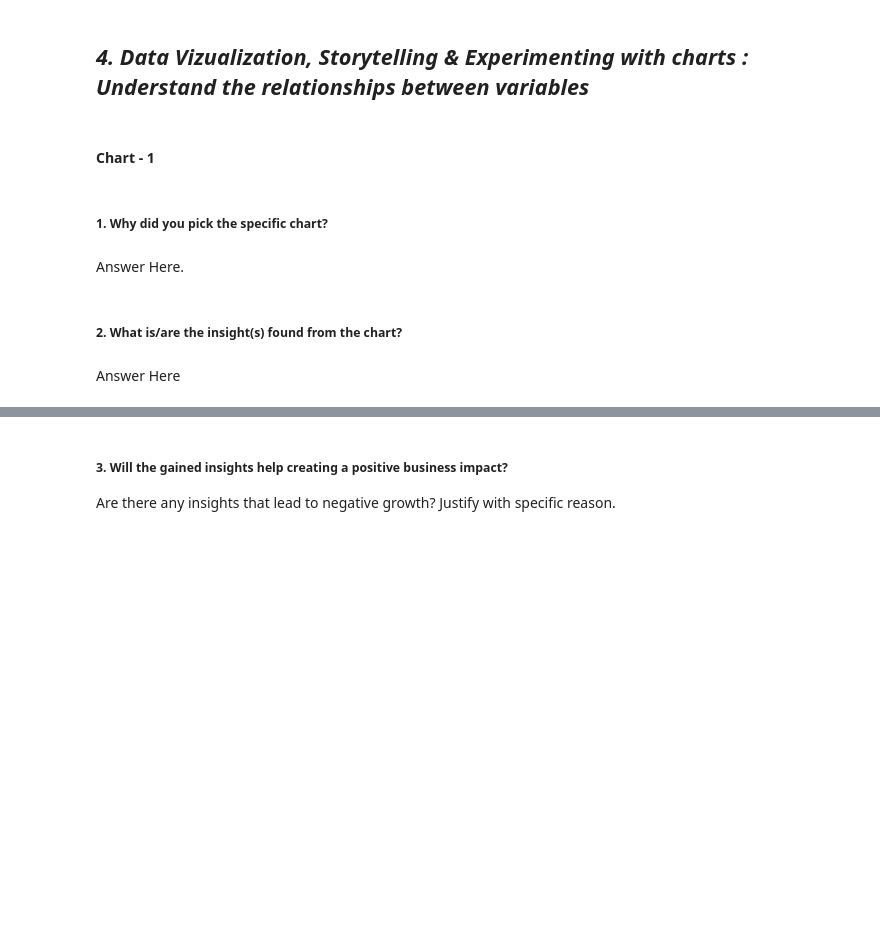
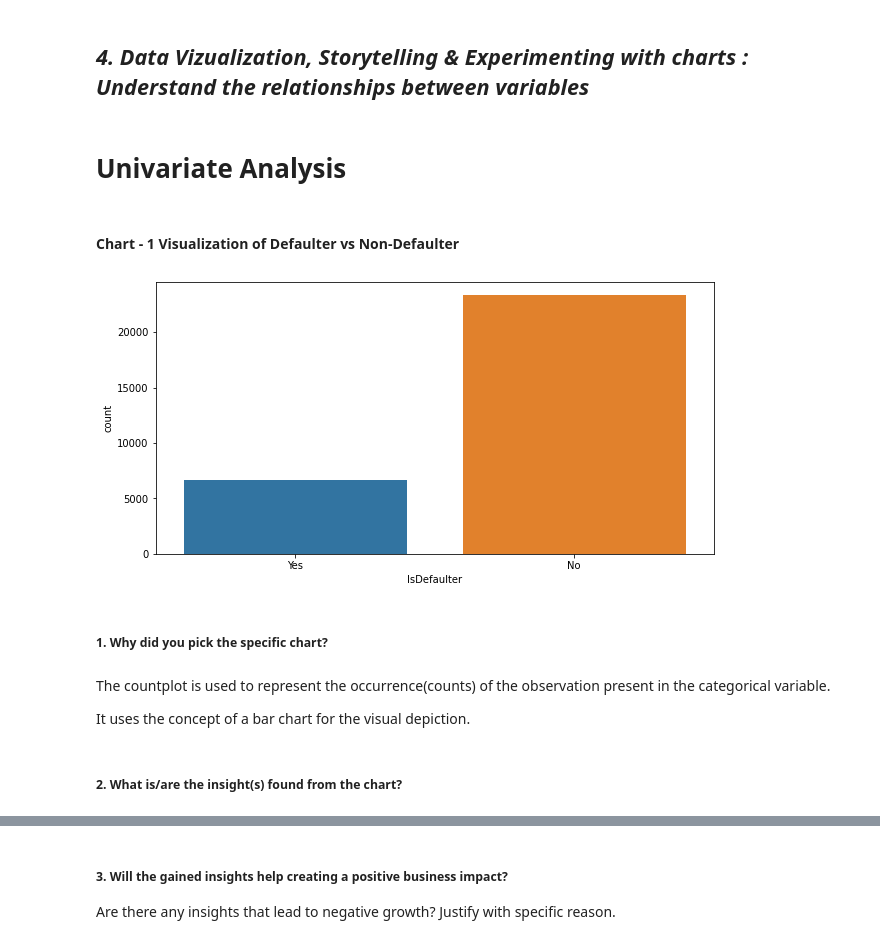
Before and after one commit to oweskhan77/Credit-Card-Default-Prediction, a Jupyter notebook: Credit_Card_Default_Prediction_ML_Submission_Template.ipynb, the cells around one changed output, grey strips where cells are left out. Cells and saved outputs as stored; diff of their text form; code cells hidden in the pictures; blank space fills up the shorter version.

```diff
--- a/Credit_Card_Default_Prediction_ML_Submission_Template.ipynb
+++ b/Credit_Card_Default_Prediction_ML_Submission_Template.ipynb
@@ -360,3 +369,5 @@ df.rename(columns={'default payment next month' : 'IsDefaulter'}, inplace=True)
 df.rename(columns={'PAY_0':'PAY_SEPT','PAY_2':'PAY_AUG','PAY_3':'PAY_JUL','PAY_4':'PAY_JUN','PAY_5':'PAY_MAY','PAY_6':'PAY_APR'},inplace=True)
 df.rename(columns={'BILL_AMT1':'BILL_AMT_SEPT','BILL_AMT2':'BILL_AMT_AUG','BILL_AMT3':'BILL_AMT_JUL','BILL_AMT4':'BILL_AMT_JUN','BILL_AMT5':'BILL_AMT_MAY','BILL_AMT6':'BILL_AMT_APR'}, inplace = True)
 df.rename(columns={'PAY_AMT1':'PAY_AMT_SEPT','PAY_AMT2':'PAY_AMT_AUG','PAY_AMT3':'PAY_AMT_JUL','PAY_AMT4':'PAY_AMT_JUN','PAY_AMT5':'PAY_AMT_MAY','PAY_AMT6':'PAY_AMT_APR'},inplace=True)
+#Dropping ID column because there is no use of ID further.
+df.drop('ID',axis=1,inplace=True)
@@ -400,5 +416,7 @@ Education (1 = graduate school; 2 = university; 3 = high school; 4 = others).
 Marital status (1 = married; 2 = single; 3 = others)
 # %% [markdown]
 ## ***4. Data Vizualization, Storytelling & Experimenting with charts : Understand the relationships between variables***
+# %% [markdown]
+# **Univariate Analysis**
 # %% [markdown]
-#### Chart - 1
+#### Chart - 1 **Visualization of Defaulter vs Non-Defaulter**
@@ -407,8 +423,15 @@ Marital status (1 = married; 2 = single; 3 = others)
+# %%
+#Visualization of Default(Target Variable) using Countplot
+plt.figure(figsize=(10,5))
+sns.countplot(x='IsDefaulter',data=df)
+plt.show()
+# %% [output]
+[figure, added]
 # %% [markdown]
 ##### 1. Why did you pick the specific chart?
-# %% [markdown]
-Answer Here.
+# %% [markdown]
+The countplot is used to represent the occurrence(counts) of the observation present in the categorical variable.
+
+It uses the concept of a bar chart for the visual depiction.
 # %% [markdown]
 ##### 2. What is/are the insight(s) found from the chart?
-# %% [markdown]
-Answer Here
```
Also changed, not shown: parts of 174 cells of this notebook.
